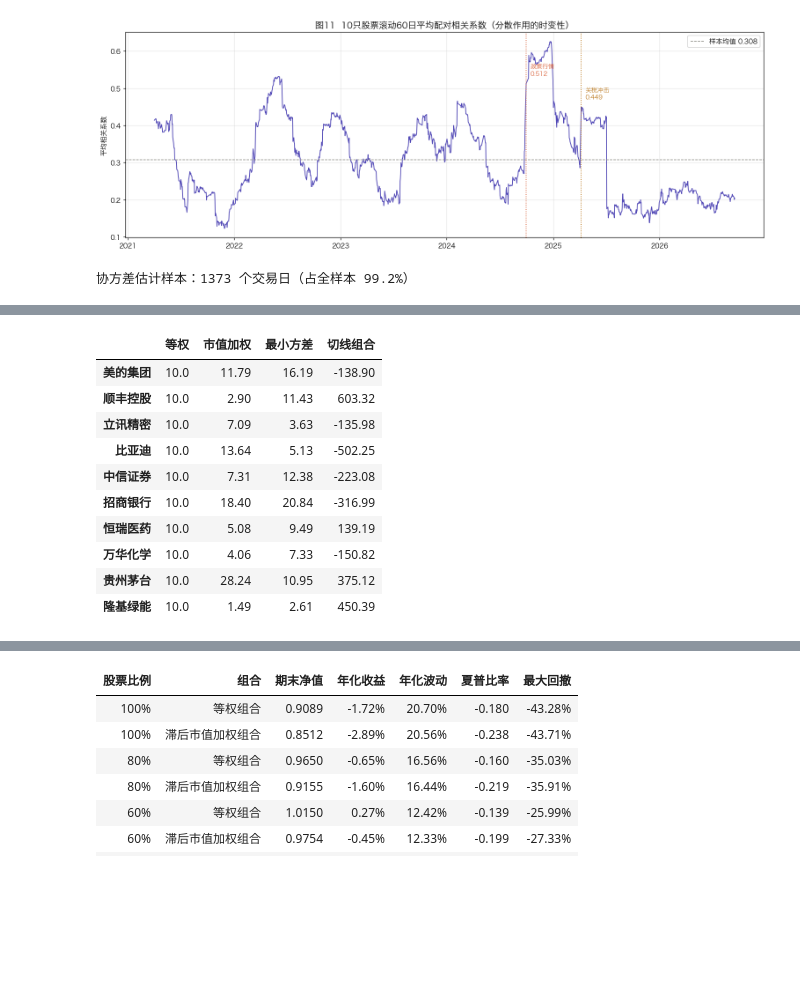
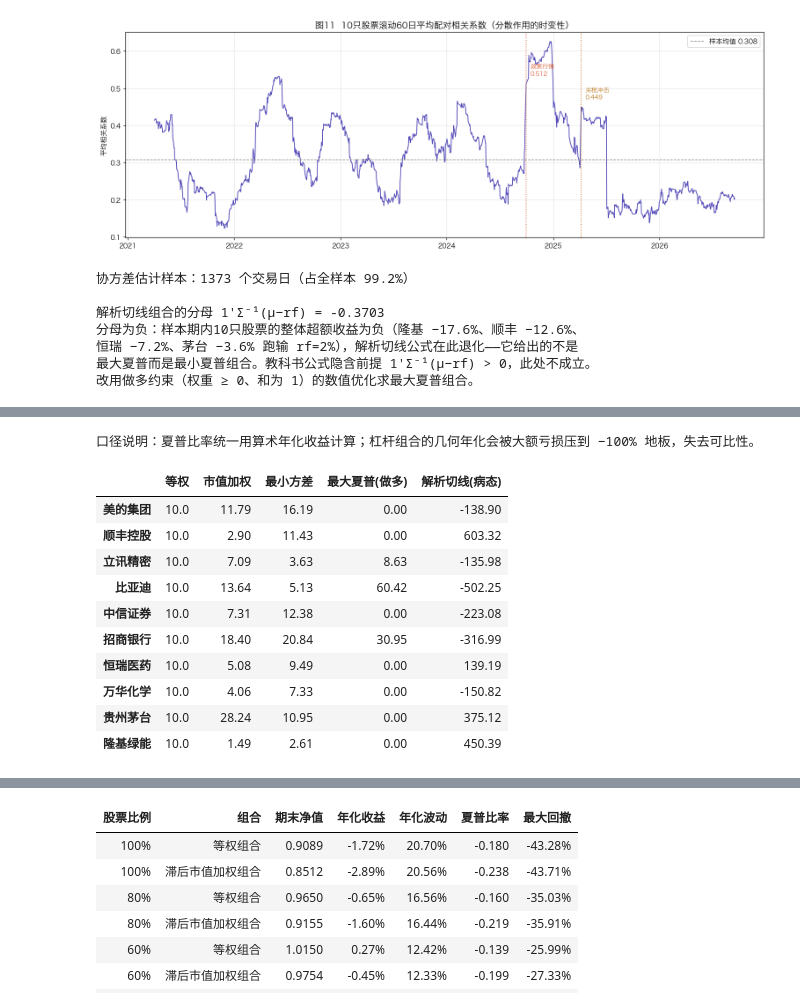
Before and after one commit to Jaremy112/fineco-homework, a Jupyter notebook: hw02-1/hw02-1.ipynb, the cells around one changed output, grey strips where cells are left out. Cells and saved outputs as stored; diff of their text form; code cells hidden in the pictures; blank space fills up the shorter version.

```diff
--- a/hw02-1/hw02-1.ipynb
+++ b/hw02-1/hw02-1.ipynb
@@ -1700,40 +1700,71 @@ plt.show()
 # %% [output]
 [figure]
 # %%
-# B. 均值-方差最优权重（全样本估计，事后最优，仅作上界参考）
+# B. 均值-方差最优权重（最小方差 + 做多约束的最大夏普；解析切线解在此样本退化，仅作诊断）
+from scipy.optimize import minimize
+
 Rm = R.dropna(how="any")            # 10 只股票都有收益的交易日
 print("协方差估计样本：%d 个交易日（占全样本 %.1f%%）" % (len(Rm), 100 * len(Rm) / len(R)))
 
 Sigma = Rm.cov().values * 252       # 年化协方差
-mu = Rm.mean().values * 252         # 年化期望收益
+mu = Rm.mean().values * 252         # 年化期望收益（算术）
 n = len(mu)
 one = np.ones(n)
 inv = np.linalg.inv(Sigma)
 
 w_mv = inv @ one / (one @ inv @ one)                    # 最小方差组合
+
 exc = mu - RF
-w_tan = inv @ exc / (one @ inv @ exc)                   # 切线组合（最大夏普，允许做空）
+denom = one @ inv @ exc
+print("\n解析切线组合的分母 1'Σ⁻¹(μ−rf) = %.4f" % denom)
+w_tan = inv @ exc / denom
+if denom < 0:
+    print("分母为负：样本期内10只股票的整体超额收益为负（隆基 −17.6%、顺丰 −12.6%、")
+    print("恒瑞 −7.2%、茅台 −3.6% 跑输 rf=2%），解析切线公式在此退化——它给出的不是")
+    print("最大夏普而是最小夏普组合。教科书公式隐含前提 1'Σ⁻¹(μ−rf) > 0，此处不成立。")
+    print("改用做多约束（权重 ≥ 0、和为 1）的数值优化求最大夏普组合。")
+
+def neg_sharpe(w):
+    rp = Rm.values @ w
+    return -(rp.mean() * 252 - RF) / (rp.std() * np.sqrt(252))
+
+res = minimize(neg_sharpe, np.repeat(1 / n, n), method="SLSQP",
+               bounds=[(0, 1)] * n,
+               constraints=[{"type": "eq", "fun": lambda w: w.sum() - 1}])
+w_ms = res.x                                             # 最大夏普组合（做多约束）
 
 def perf(w, tag):
     rp = Rm.values @ w
+    arith = rp.mean() * 252
+    v = rp.std() * np.sqrt(252)
     g = (1 + rp).prod() ** (252 / len(rp)) - 1
-    v = rp.std() * np.sqrt(252)
-    return {"权重方案": tag, "年化收益": g, "年化波动": v, "夏普比率": (g - RF) / v,
-            "最大权重": w.max(), "最小权重": w.min(), "负权重个数": int((w < 0).sum())}
+    return {"权重方案": tag, "算术年化收益": arith, "几何年化收益": g, "年化波动": v,
+            "夏普比率": (arith - RF) / v, "最大权重": w.max(), "负权重个数": int((w < 0).sum())}
 
 w_ew_v = np.repeat(0.1, n)
 w_vw_v = w_vw.iloc[-1].reindex(Rm.columns).fillna(0).values
 w_vw_v = w_vw_v / w_vw_v.sum()
 
-mv_tbl = pd.DataFrame([perf(w_ew_v, "等权 0.1"),
-                       perf(w_vw_v, "市值加权（期末权重）"),
-                       perf(w_mv, "最小方差组合"),
-                       perf(w_tan, "切线组合（最大夏普，允许做空）")])
-display(mv_tbl.style.format({"年化收益": "{:.2%}", "年化波动": "{:.2%}", "夏普比率": "{:.3f}",
-                             "最大权重": "{:.2%}", "最小权重": "{:.2%}"}).hide(axis="index"))
+rows = [perf(w_ew_v, "等权 0.1"),
+        perf(w_vw_v, "市值加权（期末权重）"),
+        perf(w_mv, "最小方差组合"),
+        perf(w_ms, "最大夏普（做多约束）")]
+if denom < 0:
+    rows.append(perf(w_tan, "解析切线（分母<0，病态解）"))
+mv_tbl = pd.DataFrame(rows)
+display(mv_tbl.style.format({"算术年化收益": "{:.2%}", "几何年化收益": "{:.2%}", "年化波动": "{:.2%}",
+                             "夏普比率": "{:.3f}", "最大权重": "{:.2%}"}).hide(axis="index"))
+print("口径说明：夏普比率统一用算术年化收益计算；杠杆组合的几何年化会被大额亏损压到 −100% 地板，失去可比性。")
 
-w_cmp = pd.DataFrame({"等权": w_ew_v, "市值加权": w_vw_v, "最小方差": w_mv, "切线组合": w_tan},
+w_cmp = pd.DataFrame({"等权": w_ew_v, "市值加权": w_vw_v, "最小方差": w_mv,
+                      "最大夏普(做多)": w_ms, "解析切线(病态)": w_tan},
                      index=[names[c] for c in Rm.columns]) * 100
 display(w_cmp.round(2))
 # %% [output]
 协方差估计样本：1373 个交易日（占全样本 99.2%）
+
+解析切线组合的分母 1'Σ⁻¹(μ−rf) = -0.3703
+分母为负：样本期内10只股票的整体超额收益为负（隆基 −17.6%、顺丰 −12.6%、
+恒瑞 −7.2%、茅台 −3.6% 跑输 rf=2%），解析切线公式在此退化——它给出的不是
+最大夏普而是最小夏普组合。教科书公式隐含前提 1'Σ⁻¹(μ−rf) > 0，此处不成立。
+改用做多约束（权重 ≥ 0、和为 1）的数值优化求最大夏普组合。
@@ -1745,12 +1777,13 @@ display(w_cmp.round(2))
+口径说明：夏普比率统一用算术年化收益计算；杠杆组合的几何年化会被大额亏损压到 −100% 地板，失去可比性。
-|  | 等权 | 市值加权 | 最小方差 | 切线组合 |
-| 美的集团 | 10.0 | 11.79 | 16.19 | -138.90 |
-| 顺丰控股 | 10.0 | 2.90 | 11.43 | 603.32 |
-| 立讯精密 | 10.0 | 7.09 | 3.63 | -135.98 |
-| 比亚迪 | 10.0 | 13.64 | 5.13 | -502.25 |
-| 中信证券 | 10.0 | 7.31 | 12.38 | -223.08 |
-| 招商银行 | 10.0 | 18.40 | 20.84 | -316.99 |
-| 恒瑞医药 | 10.0 | 5.08 | 9.49 | 139.19 |
-| 万华化学 | 10.0 | 4.06 | 7.33 | -150.82 |
-| 贵州茅台 | 10.0 | 28.24 | 10.95 | 375.12 |
-| 隆基绿能 | 10.0 | 1.49 | 2.61 | 450.39 |
+|  | 等权 | 市值加权 | 最小方差 | 最大夏普(做多) | 解析切线(病态) |
+| 美的集团 | 10.0 | 11.79 | 16.19 | 0.00 | -138.90 |
+| 顺丰控股 | 10.0 | 2.90 | 11.43 | 0.00 | 603.32 |
+| 立讯精密 | 10.0 | 7.09 | 3.63 | 8.63 | -135.98 |
+| 比亚迪 | 10.0 | 13.64 | 5.13 | 60.42 | -502.25 |
+| 中信证券 | 10.0 | 7.31 | 12.38 | 0.00 | -223.08 |
+| 招商银行 | 10.0 | 18.40 | 20.84 | 30.95 | -316.99 |
+| 恒瑞医药 | 10.0 | 5.08 | 9.49 | 0.00 | 139.19 |
+| 万华化学 | 10.0 | 4.06 | 7.33 | 0.00 | -150.82 |
+| 贵州茅台 | 10.0 | 28.24 | 10.95 | 0.00 | 375.12 |
+| 隆基绿能 | 10.0 | 1.49 | 2.61 | 0.00 | 450.39 |
 # %%
```
Also changed, not shown: parts of 3 cells of this notebook, 3 other files.
